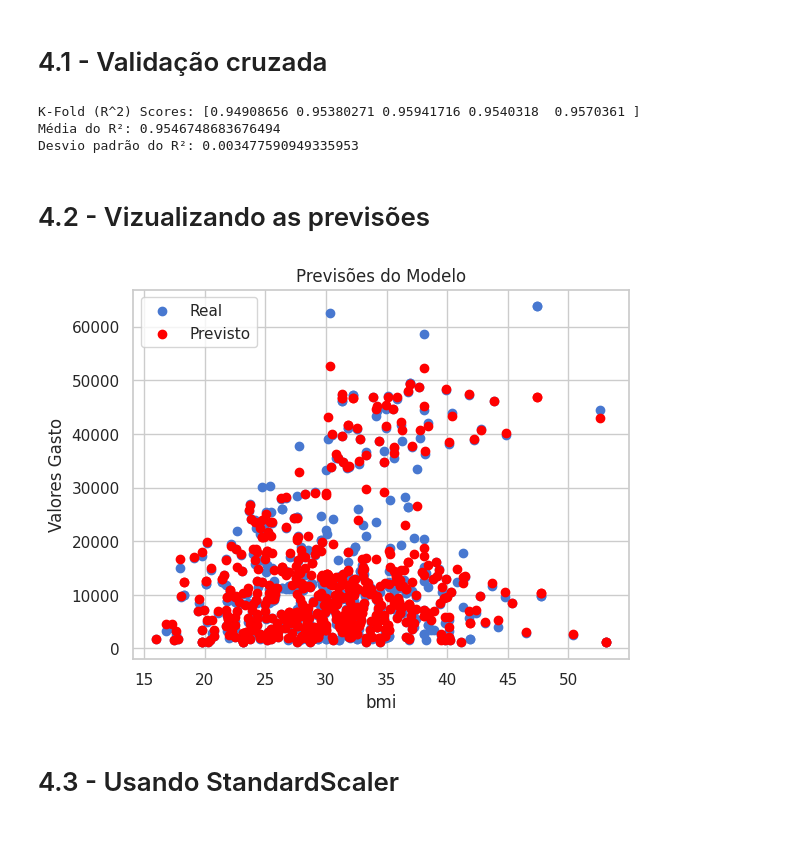
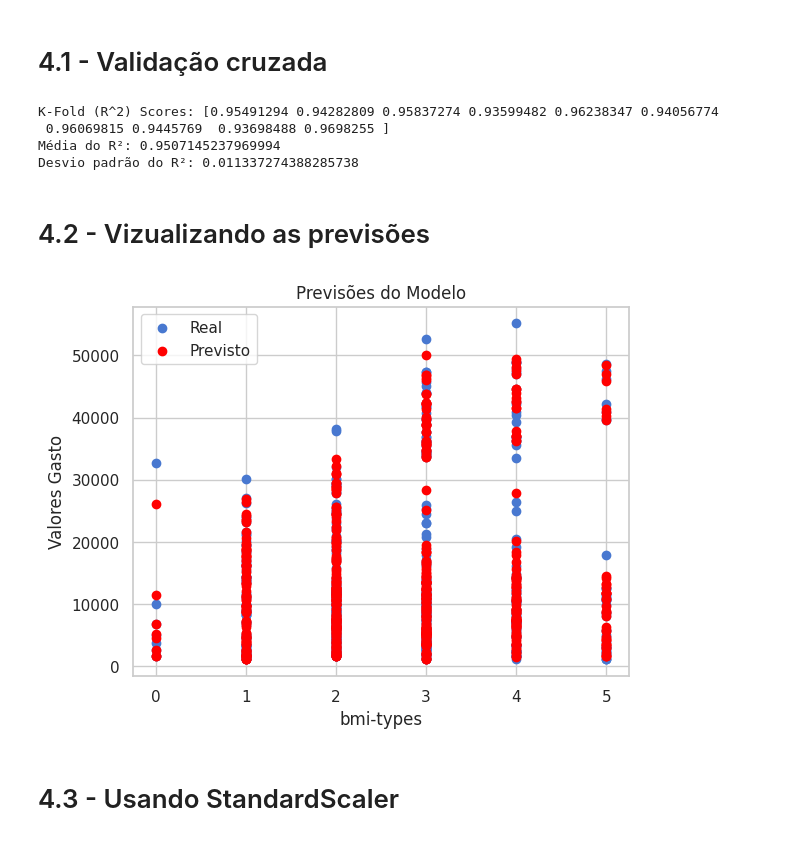
Before and after one commit to lcaffe/tech-challenge, a Jupyter notebook: tech_challenge.ipynb, the cells around one changed output. Cells and saved outputs as stored; diff of their text form; code cells hidden in the pictures.

```diff
--- a/tech_challenge.ipynb
+++ b/tech_challenge.ipynb
@@ -234,0 +266,6 @@ dados.head()
+# %%
+dados["bmi-types"] = pd.cut(dados["bmi"],
+                       bins=[0, 18.5, 24.9, 29.9, 34.9, 39.9, np.inf],
+                       labels=[1, 2, 3, 4, 5, 6]).cat.codes
+
+dados['bmi-types']
@@ -494,0 +650,15 @@ O modelo **RandomForestRegressor** parece ter um desempenho melhor do que a regr
+# %%
+y = dados['charges']
+
+# usando bmi (sem categorização) e NÃO usando o ShuffleSplit
+#X = dados[['age', 'sex', 'smoker', 'region', 'children','bmi']]
+#X_train, y_train, X_test, y_test = process_split_train_test(X, y, False)
+
+# usando bmi-types (categorizado) e NÃO usando o ShuffleSplit
+X = dados[['age', 'sex', 'smoker', 'region', 'children','bmi-types']]
+X_train, y_train, X_test, y_test = process_split_train_test(X, y, False)
+
+
+# usando bmi-types (categorizado) e SUN usando o ShuffleSplit
+#X = dados[['age', 'sex', 'smoker', 'region', 'children','bmi-types']]
+#X_train, y_train, X_test, y_test = process_split_train_test(X, y, True)
@@ -498,7 +706,7 @@ O modelo **RandomForestRegressor** parece ter um desempenho melhor do que a regr
 from sklearn.model_selection import KFold, cross_val_score
 
 # Defina o número de folds
-k = 5
+k = 10
 
 # Realize a validação cruzada e armazene os resultados em 'scores'
 scores = cross_val_score(rf, X, y, cv=KFold(n_splits=k, shuffle=True, random_state=42))
@@ -508,23 +716,24 @@ print("K-Fold (R^2) Scores: {0}".format(scores))
 print("Média do R²:", scores.mean())
 print("Desvio padrão do R²:", scores.std())
 # %% [output]
-K-Fold (R^2) Scores: [0.94908656 0.95380271 0.95941716 0.9540318  0.9570361 ]
-Média do R²: 0.9546748683676494
-Desvio padrão do R²: 0.003477590949335953
+K-Fold (R^2) Scores: [0.95491294 0.94282809 0.95837274 0.93599482 0.96238347 0.94056774
+ 0.96069815 0.9445769  0.93698488 0.9698255 ]
+Média do R²: 0.9507145237969994
+Desvio padrão do R²: 0.011337274388285738
 # %% [markdown]
 # 4.2 - Vizualizando as previsões
 # %%
-feature = 'bmi'
+feature = 'bmi-types'
 
 plt.scatter(X_test[feature], y_test, label='Real')
 plt.scatter(X_test[feature], y_predito_random_forest, label='Previsto', color='red')
 plt.xlabel(feature)
 plt.ylabel('Valores Gasto')
 plt.title('Previsões do Modelo')
 plt.legend()
 plt.show()
 # %% [output]
-[figure, old version]
+[figure, new version]
 # %% [markdown]
 # 4.3 - Usando StandardScaler
 # %%
```
Also changed, not shown: parts of 68 cells of this notebook.
